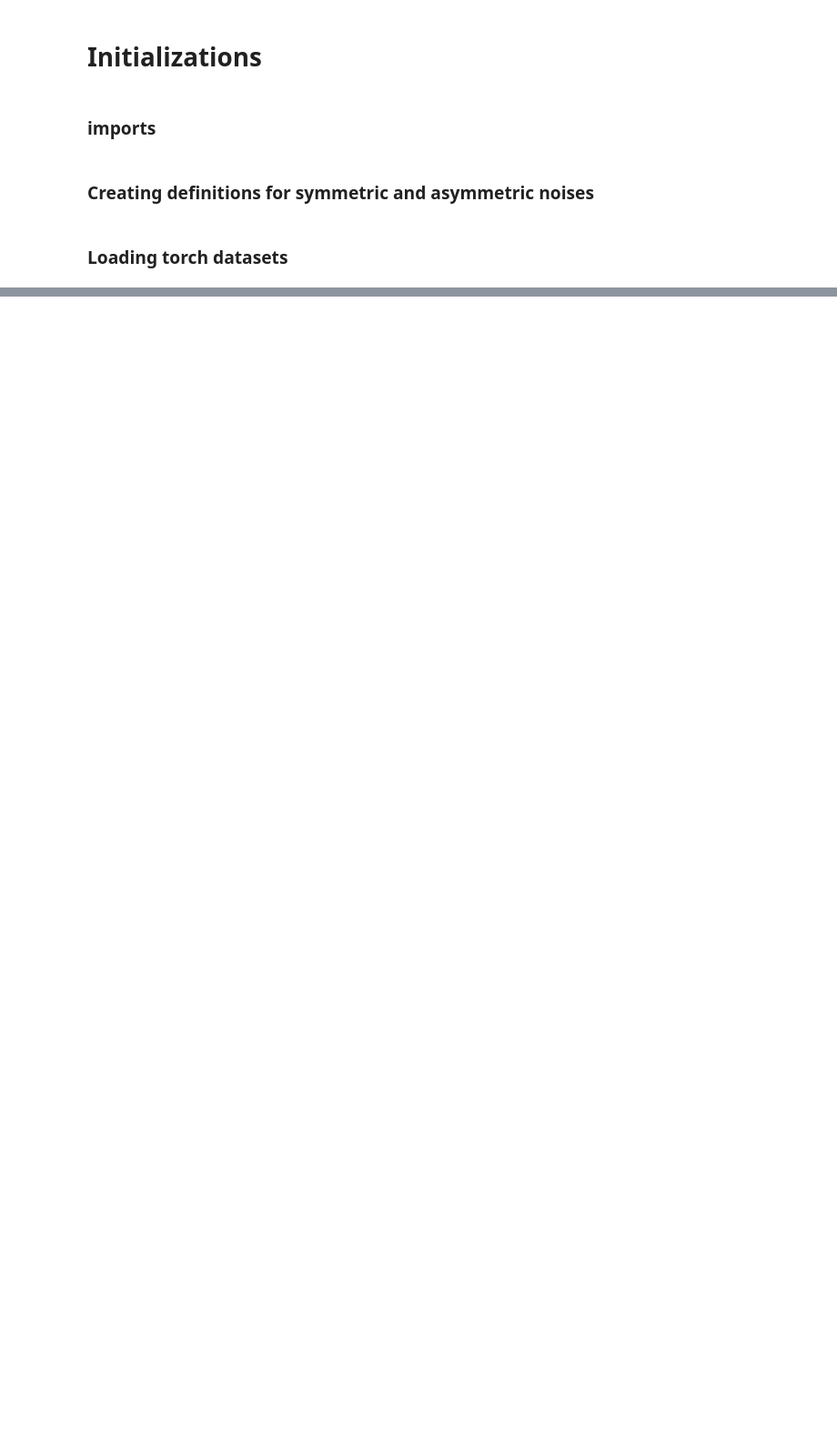
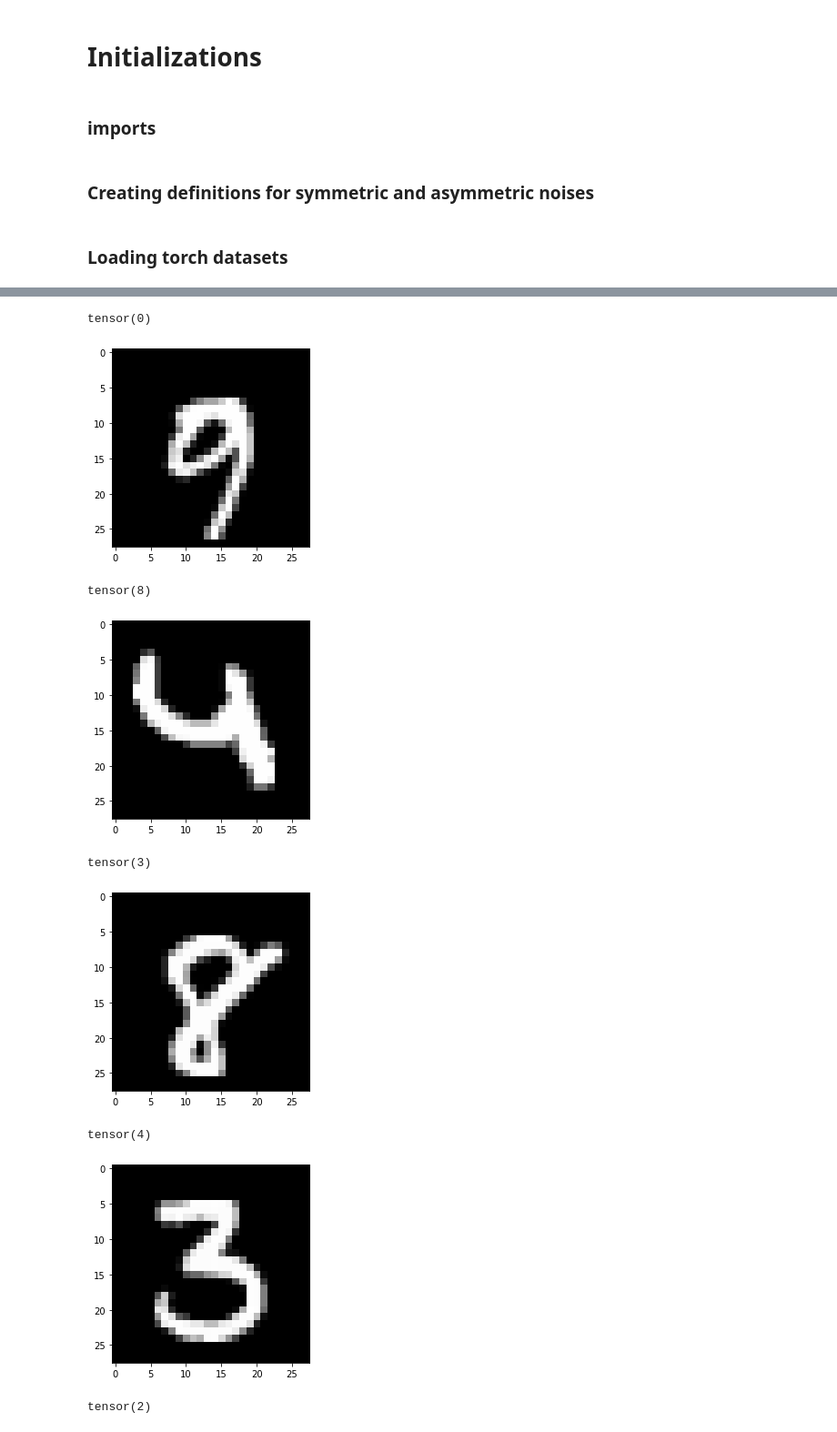
Before and after one commit to navidmdn/cse555-final-project, a Jupyter notebook: data.ipynb, the cells around one changed output, grey strips where cells are left out. Shown: that part at 91% size. Saved outputs shown, nothing was run; the diff lists cells and outputs as text; code cells hidden in the pictures; blank space fills up the shorter version.

```diff
--- a/data.ipynb
+++ b/data.ipynb
@@ -15,6 +15,6 @@ import matplotlib.pyplot as plt
 # %%
 batch_size_train = 128
 batch_size_test = 100
-mode = "symmetric" # Can be symmetric, assymetric or original (default)
+mode = "asymmetric" # Can be symmetric, assymetric or original (default)
 # %% [markdown]
 ### Creating definitions for symmetric and asymmetric noises
@@ -47,3 +21,31 @@ asymmetric_noise = {
+# %%
+# Creating symmetric noise for 1,2 and 5 as 9,7 and 8
+symmetric_noise = {
+    0: 0,
+    1: 9,
+    9: 1,
+    2: 7,
+    7: 2,
+    3: 3,
+    4: 4,
+    5: 8,
+    8: 5,
+    6: 6
+}
+
+# Creating asymettric noise for 0,3,4 and 8
+asymmetric_noise = {
+    0: 0,
+    1: 1,
+    2: 2,
+    3: 4,
+    4: 8,
+    5: 5,
+    6: 6,
+    7: 7,
+    8: 3,
+    9: 0
+}
 # %% [markdown]
 ### Loading torch datasets
 # %%
@@ -101,6 +108,16 @@ sns.barplot(x=list(data_count.keys()),y=list(data_count.values()),palette=palett
 # %%
-# for index, (images,labels) in enumerate(train_loader):
-#     if index % 10 == 0:
-#         print(labels[1])
-#         plt.imshow(images[1].reshape(28,28), cmap="gray")
-#         plt.show()
+for index, (images,labels) in enumerate(train_loader):
+    if index % 10 == 0:
+        print(labels[1])
+        plt.imshow(images[1].reshape(28,28), cmap="gray")
+        plt.show()
+# %% [output]
+tensor(0)
+[figure, added]
+tensor(8)
+[figure, added]
+tensor(3)
+[figure, added]
+tensor(4)
+[figure, added]
+tensor(2)
```
Also changed, not shown: parts of 3 cells of this notebook.
